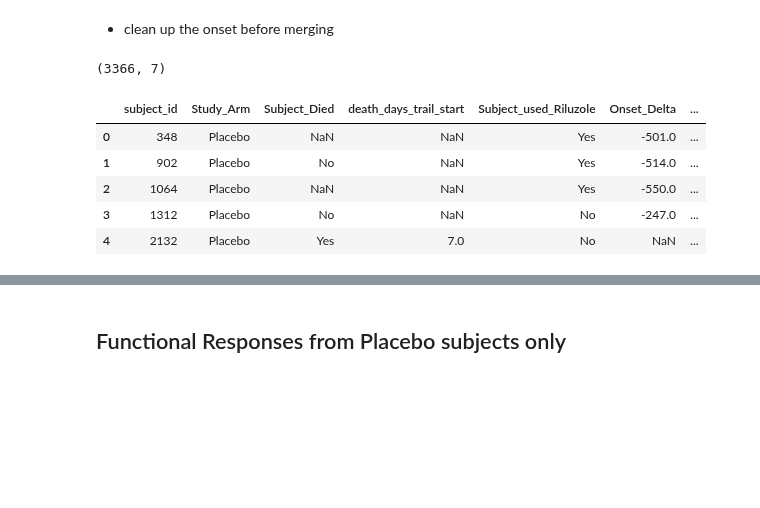
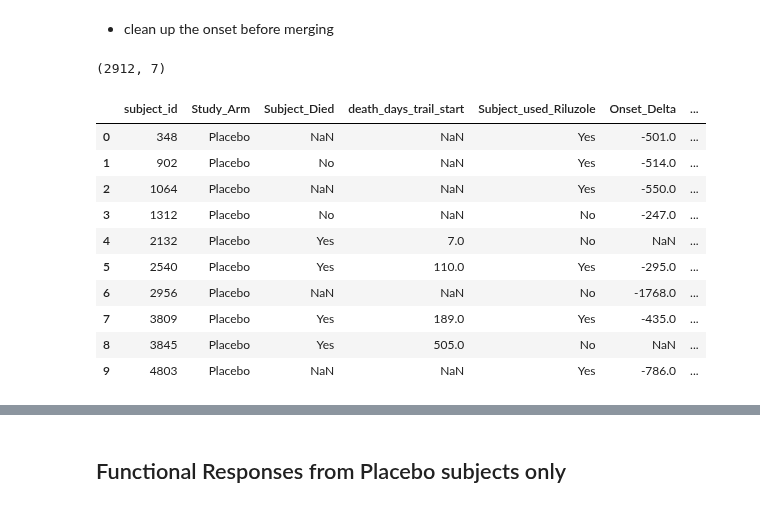
Before and after one commit to ttompk/als, a Jupyter notebook: eda.ipynb, the cells around one changed output, grey strips where cells are left out. Drawn from its saved outputs; the diff is of its cells as text; code cells hidden in the pictures; blank space fills up the shorter version.

Commit message:
placebo - 738 with death

```diff
--- a/eda.ipynb
+++ b/eda.ipynb
@@ -655,15 +653,20 @@ feature_report(pdr)
 # %% [markdown]
 - clean up the onset before merging
 # %%
-pdro = pdr.merge(history_onset_dates, how='left', on='subject_id')
+pdro = pdr.merge(onset, how='left', on='subject_id')
 # %%
 print(pdro.shape)
-pdro.head()
+pdro.head(10)
 # %% [output]
-(3366, 7)
+(2912, 7)
 |  | subject_id | Study_Arm | Subject_Died | death_days_trail_start | Subject_used_Riluzole | Onset_Delta | ... |
 | 0 | 348 | Placebo | NaN | NaN | Yes | -501.0 | ... |
 | 1 | 902 | Placebo | No | NaN | Yes | -514.0 | ... |
 | 2 | 1064 | Placebo | NaN | NaN | Yes | -550.0 | ... |
 | 3 | 1312 | Placebo | No | NaN | No | -247.0 | ... |
 | 4 | 2132 | Placebo | Yes | 7.0 | No | NaN | ... |
+| 5 | 2540 | Placebo | Yes | 110.0 | Yes | -295.0 | ... |
+| 6 | 2956 | Placebo | NaN | NaN | No | -1768.0 | ... |
+| 7 | 3809 | Placebo | Yes | 189.0 | Yes | -435.0 | ... |
+| 8 | 3845 | Placebo | Yes | 505.0 | No | NaN | ... |
+| 9 | 4803 | Placebo | NaN | NaN | Yes | -786.0 | ... |
```
Also changed, not shown: parts of 5 cells of this notebook.
